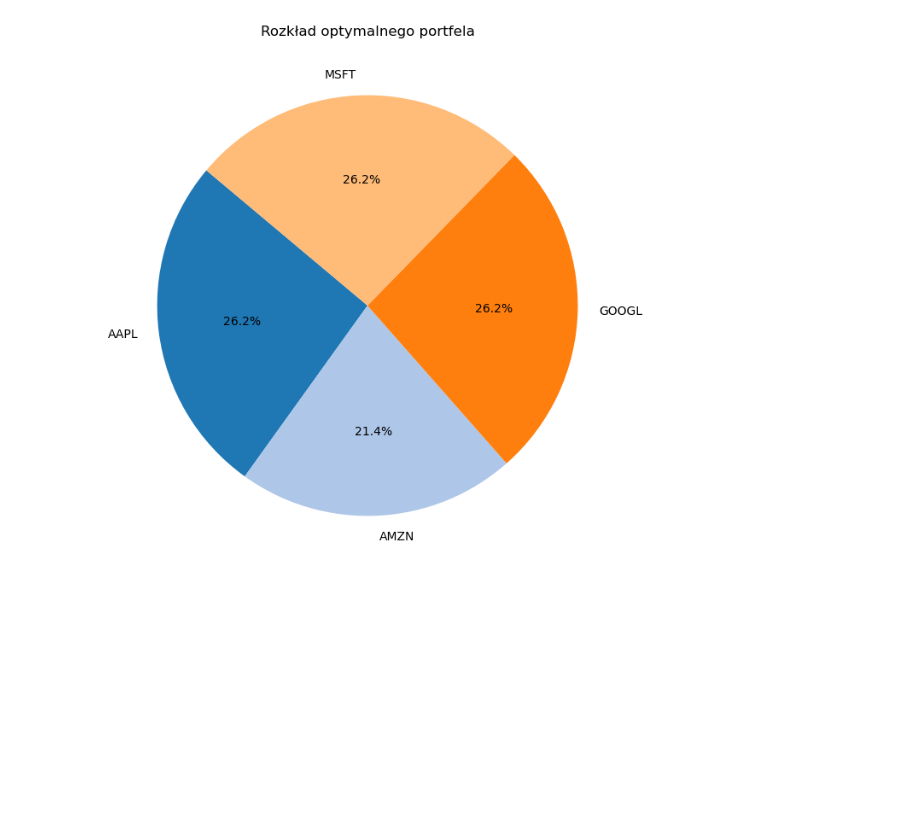
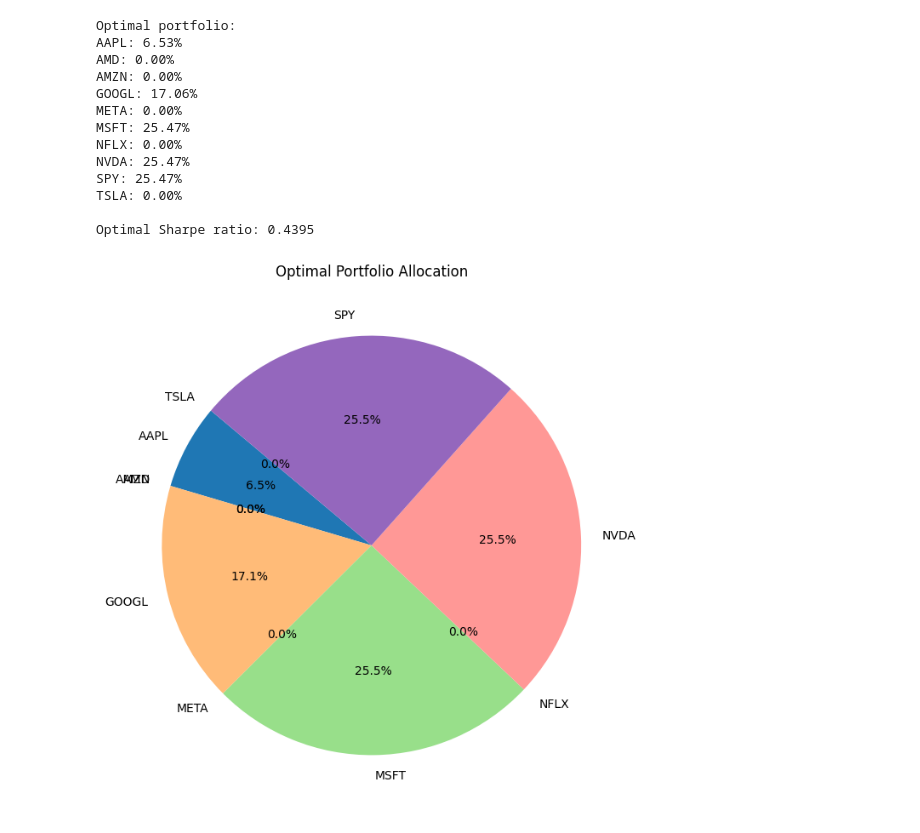
Before and after one commit to piotr-zeberek-agh/OptimizationSuite, a Jupyter notebook: test.ipynb, the cells around one changed output. Cells and saved outputs as stored; diff of their text form; code cells hidden in the pictures; blank space fills up the shorter version.

```diff
--- a/test.ipynb
+++ b/test.ipynb
@@ -38,7 +38,8 @@ def simulated_annealing_portfolio(
         risk_free_rate=0, max_iter=1000, initial_temperature=100,
         cooling_rate=0.99, max_allocation=0.25, min_allocation=0.0):
     num_assets = len(assets)
-    current_portfolio = np.random.dirichlet(np.ones(num_assets))
+    # current_portfolio = np.random.dirichlet(np.ones(num_assets))
+    current_portfolio = np.ones(num_assets) / num_assets
     current_portfolio = enforce_constraints(current_portfolio, min_allocation, max_allocation)
     current_sharpe = calculate_sharpe(current_portfolio, expected_returns, covariance_matrix, risk_free_rate)
     best_portfolio = current_portfolio
@@ -61,35 +62,29 @@ def simulated_annealing_portfolio(
 
 
 def enforce_constraints(portfolio, min_allocation, max_allocation):
-    # Ensure all allocations are within min/max limits
     portfolio = np.clip(portfolio, min_allocation, max_allocation)
-
-    # Rebalance to ensure allocations sum to 1
-    if np.sum(portfolio) > 0:
-        portfolio /= np.sum(portfolio)
-
-    # Ensure no asset exceeds max allocation (25%)
-    portfolio = np.clip(portfolio, 0, max_allocation)
-
+    epsilon = 1e-6
+    weights_sum = np.sum(portfolio)
+    if weights_sum < 1 - epsilon or weights_sum > 1 + epsilon:
+        portfolio /= weights_sum
     return portfolio
 # %%
-
 # Load data
-filename = "asset_data.csv"
-print(f"Wczytywanie danych z pliku: {filename}")
+filename = "data/stocks.csv"
+print(f"Loading data from file: {filename}")
 data = pd.read_csv(filename, index_col=0, parse_dates=True)
 
-# Calculate returns, expected returns, and covariance matrix
+num_days = len(data)
+
 returns = data.pct_change().dropna()
-expected_returns = returns.mean() * 252  # Annualized
-covariance_matrix = returns.cov() * 252  # Annualized
+expected_returns = returns.mean() * num_days
+covariance_matrix = returns.cov() * num_days
 
-print("\nOczekiwane roczne zwroty:\n", expected_returns)
-print("\nMacierz kowariancji (roczna):\n", covariance_matrix)
+print("\nExpected annual returns:\n", expected_returns)
+print("\nAnnual covariance matrix:\n", covariance_matrix)
 
-# Get asset names
 tickers = data.columns
-print("\nOptymalizacja portfela...")
+print("\nOptimizing portfolio...")
 
 # Perform optimization
 optimal_portfolio, optimal_sharpe = simulated_annealing_portfolio(
@@ -97,17 +92,18 @@ optimal_portfolio, optimal_sharpe = simulated_annealing_portfolio(
     expected_returns=expected_returns.values,
     covariance_matrix=covariance_matrix.values,
     risk_free_rate=0.02,
-    max_iter=1000,
+    max_iter=20000,
     initial_temperature=100,
     cooling_rate=0.95,
-    max_allocation=0.25
+    max_allocation=0.25,
+    min_allocation=0.0
 )
 
 # Print optimal portfolio allocation
-print("\nOptymalny portfel:")
+print("\nOptimal portfolio:")
 for ticker, allocation in zip(tickers, optimal_portfolio):
     print(f"{ticker}: {allocation:.2%}")
-print(f"\nOptymalny wskaźnik Sharpe'a: {optimal_sharpe:.4f}")
+print(f"\nOptimal Sharpe ratio: {optimal_sharpe:.4f}")
 
 # Plot portfolio allocation as a pie chart
 plt.figure(figsize=(8, 8))
@@ -118,6 +114,6 @@ plt.pie(
     startangle=140,
     colors=plt.cm.tab20.colors
 )
-plt.title("Rozkład optymalnego portfela")
+plt.title("Optimal Portfolio Allocation")
 plt.show()
 # %% [output]
@@ -141 +137,14 @@ Optymalny wskaźnik Sharpe'a: 0.3924
+Optimal portfolio:
+AAPL: 6.53%
+AMD: 0.00%
+AMZN: 0.00%
+GOOGL: 17.06%
+META: 0.00%
+MSFT: 25.47%
+NFLX: 0.00%
+NVDA: 25.47%
+SPY: 25.47%
+TSLA: 0.00%
+
+Optimal Sharpe ratio: 0.4395
-[figure, old version]
+[figure, new version]
```
Also changed, not shown: parts of 5 cells of this notebook, 3 other files.
